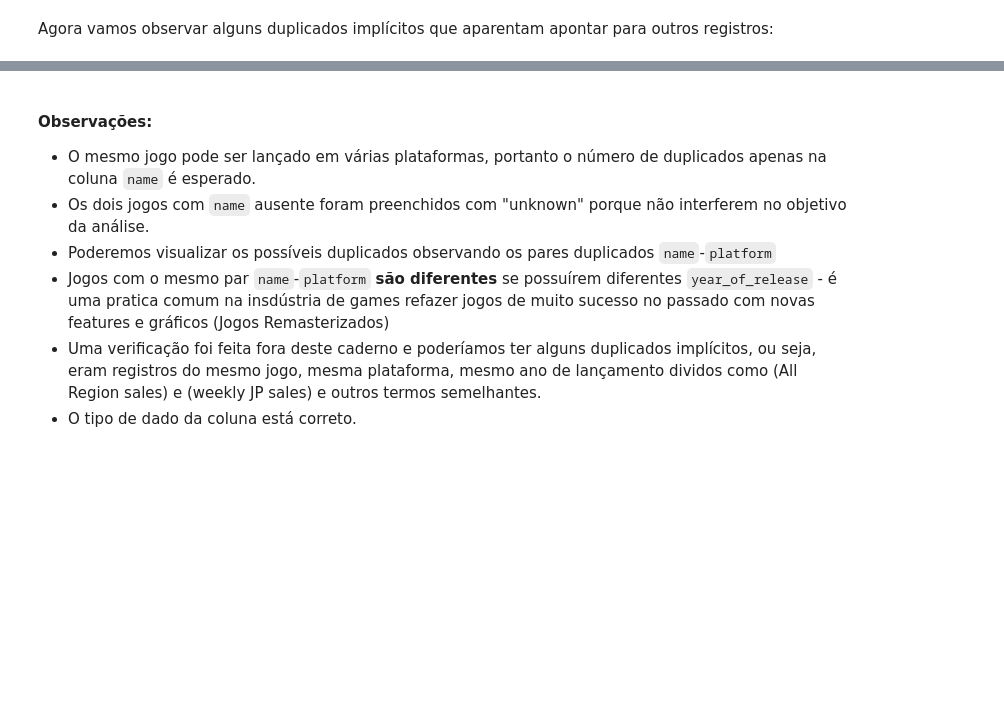
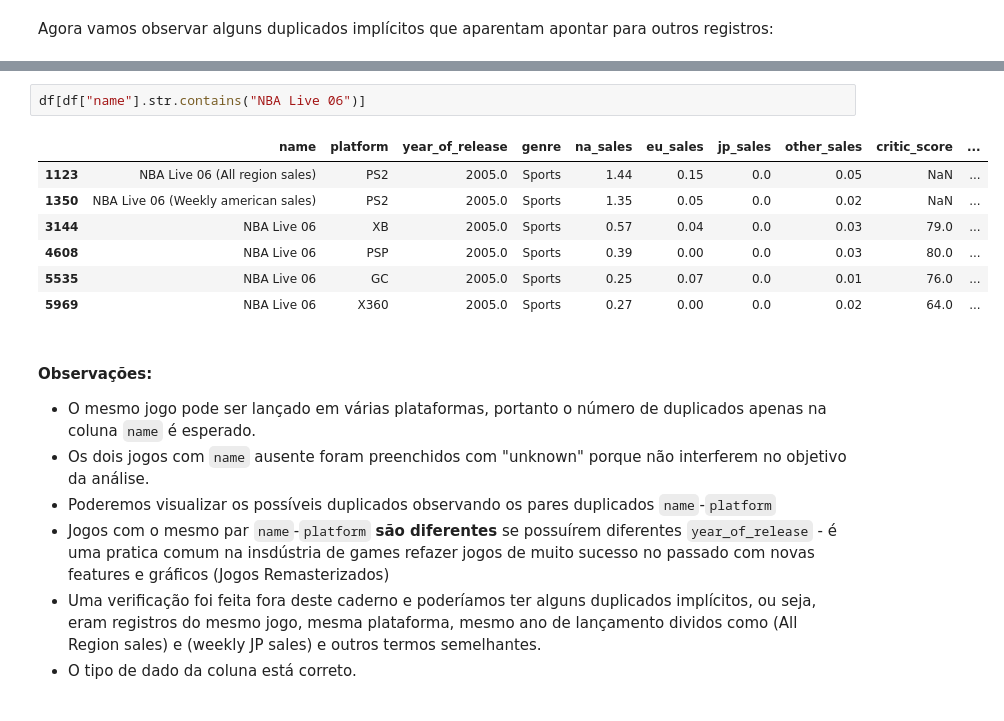
Before and after one commit to JLMB2015/games-analysis, a Jupyter notebook: project.ipynb, the cells around one changed output, grey strips where cells are left out. Saved outputs shown, nothing was run; the diff lists cells and outputs as text; blank space fills up the shorter version.

```diff
--- a/project.ipynb
+++ b/project.ipynb
@@ -411,3 +590,13 @@ vamos criar uma função auxiliar para separar todos os `name` em uma tupla com
+# %%
+df[df["name"].str.contains("NBA Live 06")]
+# %% [output]
+|  | name | platform | year_of_release | genre | na_sales | eu_sales | jp_sales | other_sales | critic_score | ... |
+| 1123 | NBA Live 06 (All region sales) | PS2 | 2005.0 | Sports | 1.44 | 0.15 | 0.0 | 0.05 | NaN | ... |
+| 1350 | NBA Live 06 (Weekly american sales) | PS2 | 2005.0 | Sports | 1.35 | 0.05 | 0.0 | 0.02 | NaN | ... |
+| 3144 | NBA Live 06 | XB | 2005.0 | Sports | 0.57 | 0.04 | 0.0 | 0.03 | 79.0 | ... |
+| 4608 | NBA Live 06 | PSP | 2005.0 | Sports | 0.39 | 0.00 | 0.0 | 0.03 | 80.0 | ... |
+| 5535 | NBA Live 06 | GC | 2005.0 | Sports | 0.25 | 0.07 | 0.0 | 0.01 | 76.0 | ... |
+| 5969 | NBA Live 06 | X360 | 2005.0 | Sports | 0.27 | 0.00 | 0.0 | 0.02 | 64.0 | ... |
 # %% [markdown]
 #### Observações:
 
```
Also changed, not shown: parts of 42 cells of this notebook.
